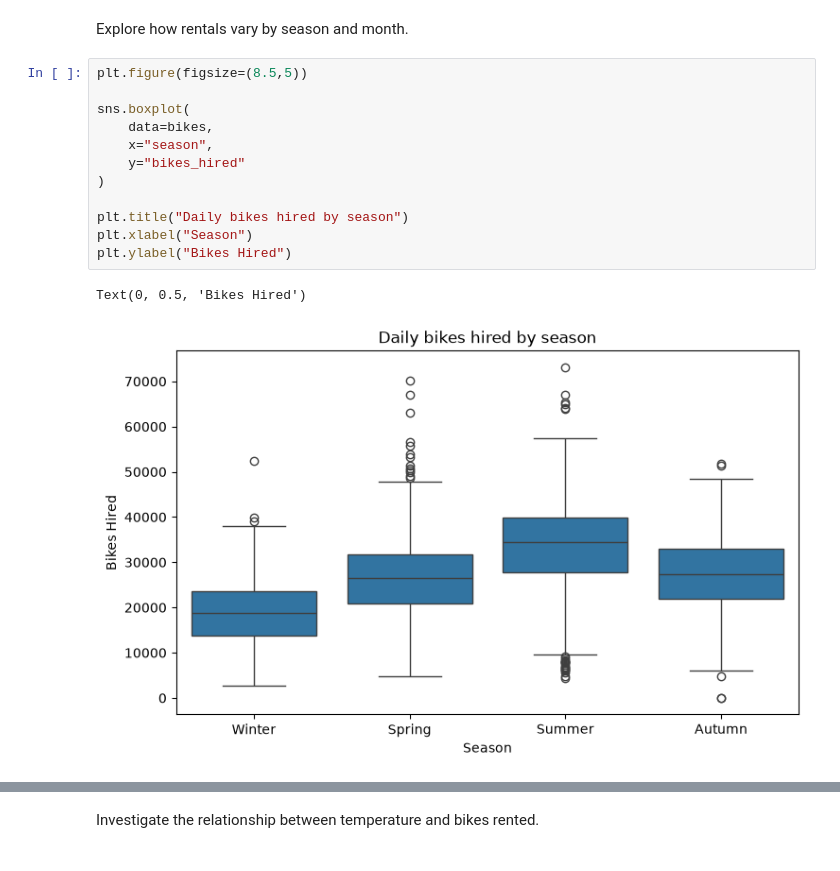
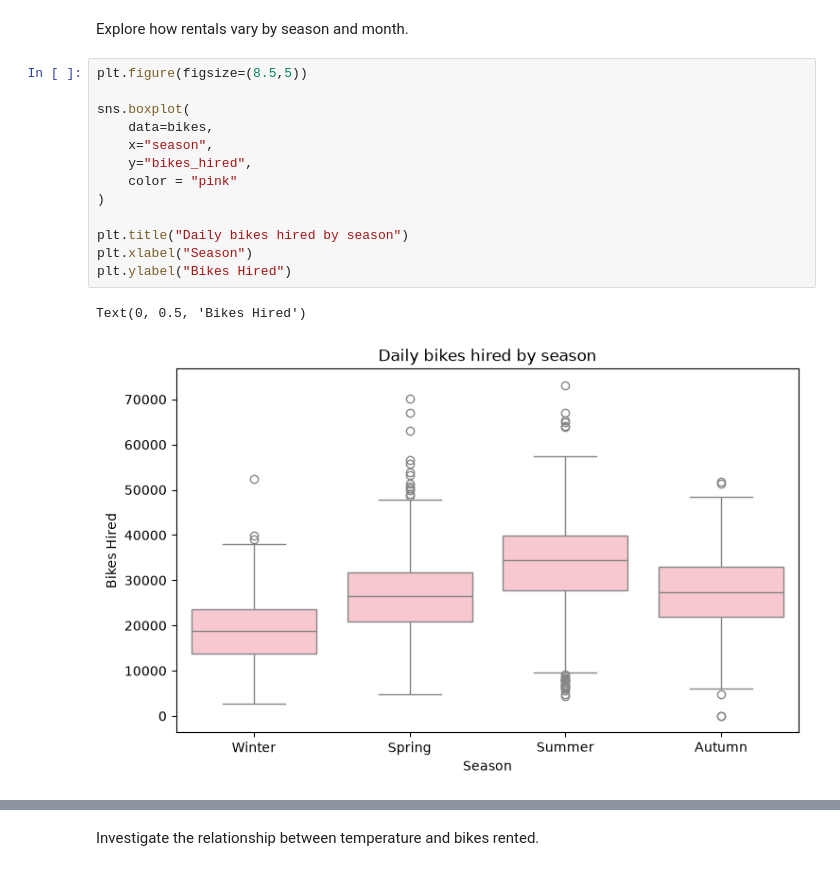
Before and after one commit to Brennan-Chan/Analytics-Through-Coding-AUT_26, a Jupyter notebook: Session_3/Group_Project.ipynb, the cells around one changed output, grey strips where cells are left out. Cells and saved outputs as stored; diff of their text form.

Commit message:
made everything pink

```diff
--- a/Session_3/Group_Project.ipynb
+++ b/Session_3/Group_Project.ipynb
@@ -248,18 +256,19 @@ Explore how rentals vary by season and month.
 # %%
 plt.figure(figsize=(8.5,5))
 
 sns.boxplot(
     data=bikes,
     x="season",
-    y="bikes_hired"
+    y="bikes_hired",
+    color = "pink"
 )
 
 plt.title("Daily bikes hired by season")
 plt.xlabel("Season")
 plt.ylabel("Bikes Hired")
 # %% [output]
 Text(0, 0.5, 'Bikes Hired')
-[figure, old version]
+[figure, new version]
 # %%
 month_order = ["January", "February", "March", "April", "May", "June",
                "July", "August", "September", "October", "November", "December"]
```
Also changed, not shown: parts of 11 cells of this notebook.
